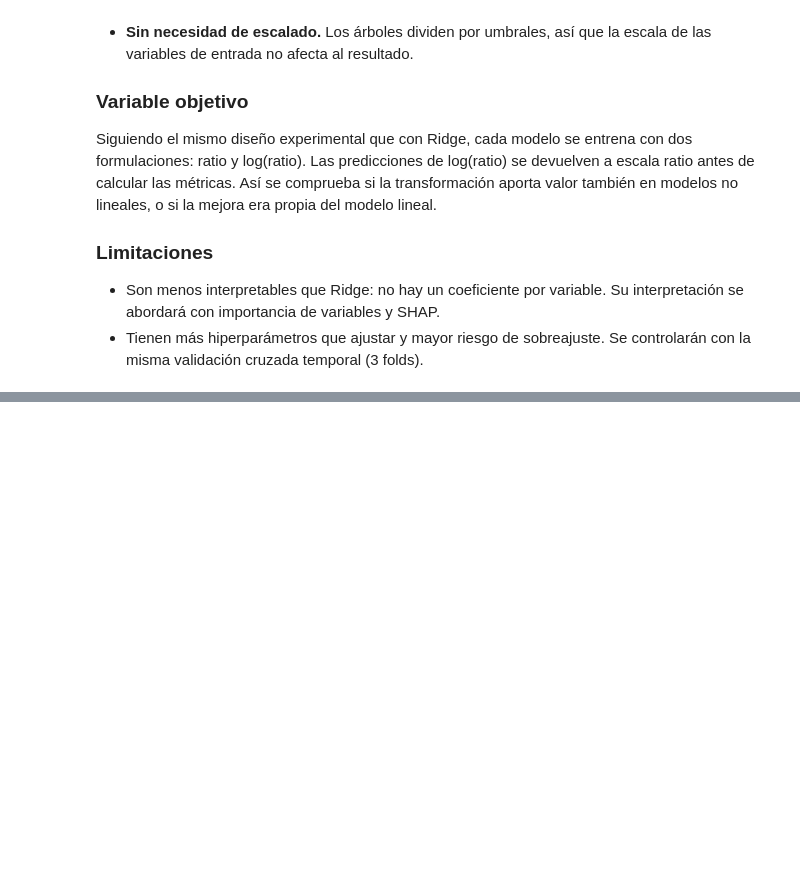
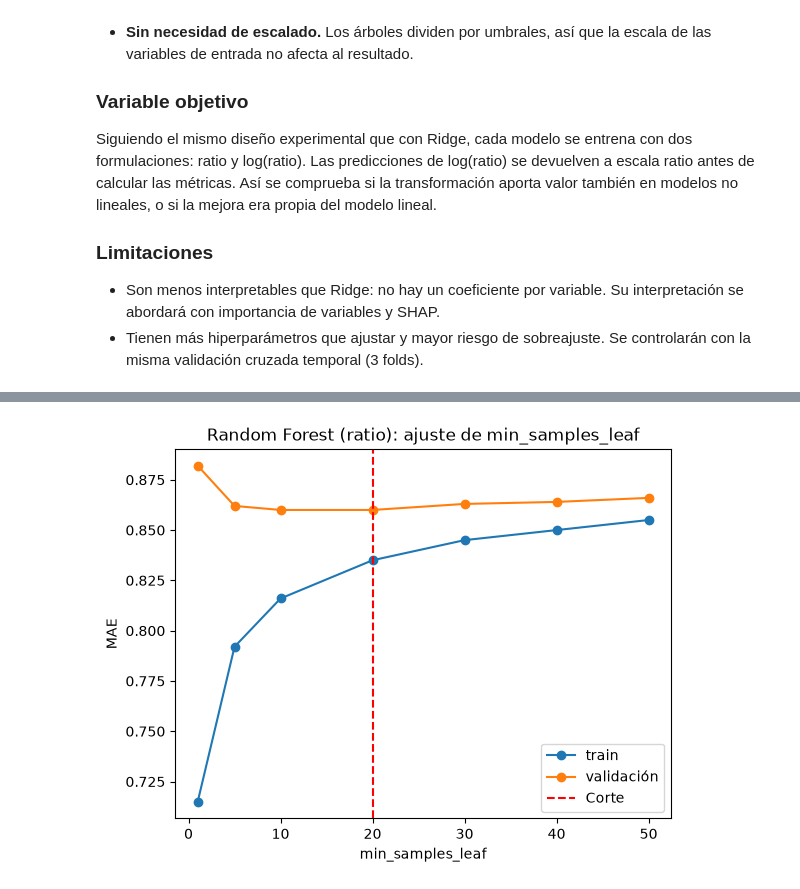
Before and after one commit to muntrans/TFM, a Jupyter notebook: 10.Modelado/10.3_Arboles.ipynb, the cells around one changed output, grey strips where cells are left out. Cells and saved outputs as stored; diff of their text form; code cells hidden in the pictures; blank space fills up the shorter version.

```diff
--- a/10.Modelado/10.3_Arboles.ipynb
+++ b/10.Modelado/10.3_Arboles.ipynb
@@ -32,0 +62,10 @@ from sklearn.ensemble import RandomForestRegressor
+# %%
+MESES_VALIDACION = folds["mes_validacion"].tolist()
+
+VARIABLES_CATEGORICAS = ["CodigoMaquina", "Familia Maquinas", "TipoFase", "Línea Producto", "Família Producto"]
+VARIABLES_NUMERICAS   = ["TiempoPrevisto", "Quantity"]
+OBJETIVO              = "ratio"
+
+# Relleno de vacíos (igual que en Ridge) → OrdinalEncoder no acepta NaN
+df["Línea Producto"]   = df["Línea Producto"].fillna("Desconocida")
+df["Família Producto"] = df["Família Producto"].fillna("Desconocida")
@@ -32,0 +99,26 @@ from sklearn.ensemble import RandomForestRegressor
+# %%
+HOJAS = [1, 5, 10, 20, 30, 40, 50]
+
+filas = []
+for hoja in HOJAS:
+    modelo_rf.set_params(rf__min_samples_leaf=hoja)
+
+    maes, rmses, maes_train = [], [], []
+    for mes in MESES_VALIDACION:
+        train, valid = obtener_fold(df, mes)
+        modelo_rf.fit(train, train[OBJETIVO])                    # APRENDER
+        pred = modelo_rf.predict(valid)                          # PREDECIR
+
+        m = metricas(valid[OBJETIVO], pred)
+        maes.append(m["MAE"])
+        rmses.append(m["RMSE"])
+        maes_train.append(metricas(train[OBJETIVO], modelo_rf.predict(train))["MAE"])
+
+    filas.append({"número_hojas": hoja,
+                  "MAE_train":  np.mean(maes_train),
+                  "MAE_medio_val":  np.mean(maes), # el de los 3 folds
+                  "RMSE_medio": np.mean(rmses),
+                  "MAE_por_fold": np.round(maes, 3)})
+
+ajuste_rf = pd.DataFrame(filas).round(3)
+print(ajuste_rf)
@@ -32,0 +146,11 @@ from sklearn.ensemble import RandomForestRegressor
+# %%
+plt.plot(ajuste_rf["número_hojas"], ajuste_rf["MAE_train"], marker="o", label="train")
+plt.plot(ajuste_rf["número_hojas"], ajuste_rf["MAE_medio_val"], marker="o", label="validación")
+plt.xlabel("min_samples_leaf")
+plt.ylabel("MAE")
+plt.title("Random Forest (ratio): ajuste de min_samples_leaf")
+plt.axvline(x=20, color="red", linestyle="--", linewidth=1.5, label="Corte")
+plt.legend()
+plt.show()
+# %% [output]
+[figure, added]
```
Also changed, not shown: parts of 21 cells of this notebook, 3 other files.
